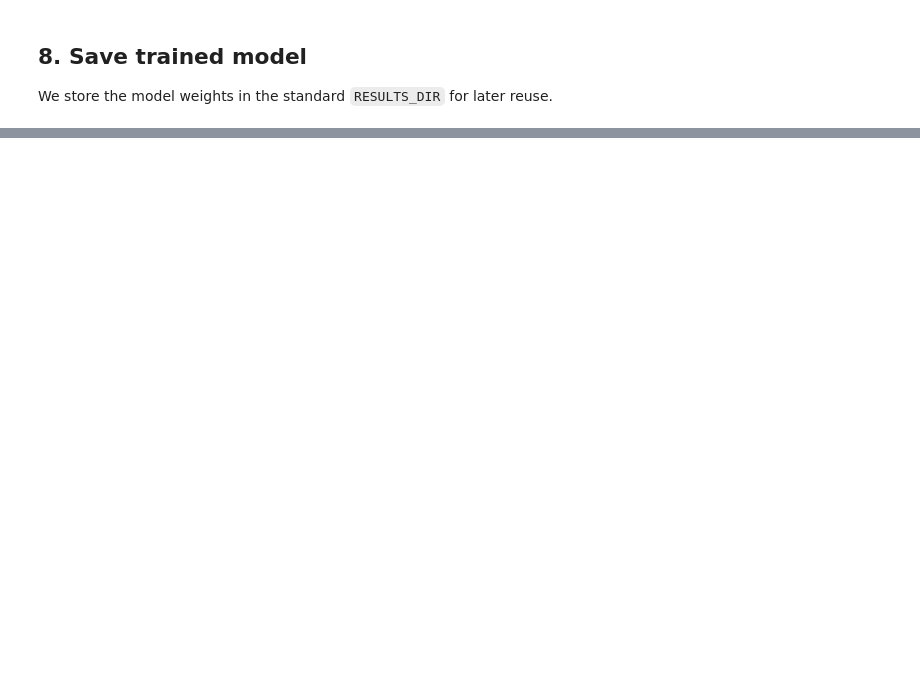
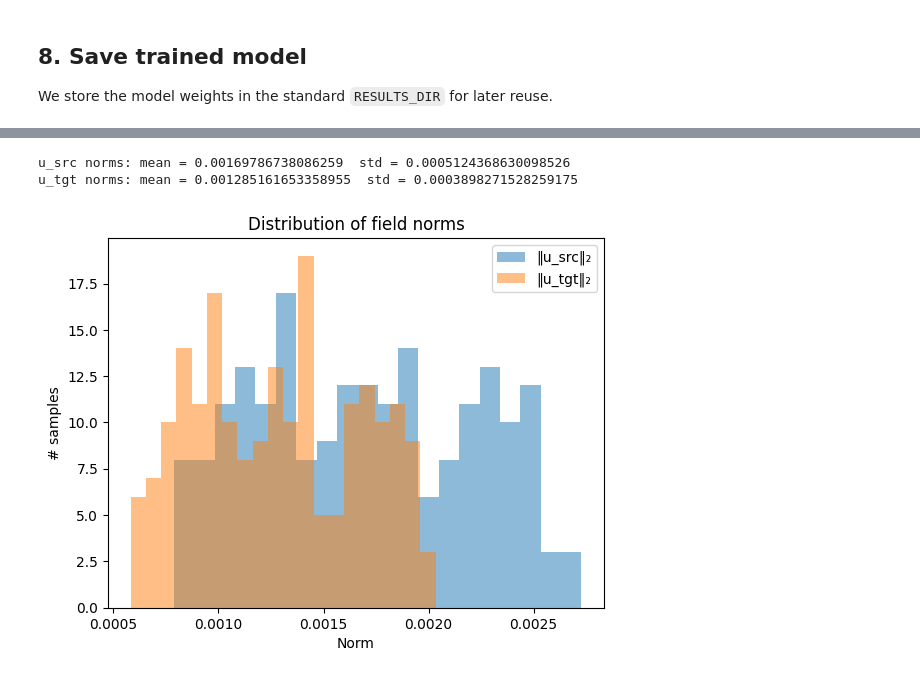
Before and after one commit to fkiewiet/FreqTransfer, a Jupyter notebook: notebooks/05_trainpml.ipynb, the cells around one changed output, grey strips where cells are left out. Saved outputs shown, nothing was run; the diff lists cells and outputs as text; code cells hidden in the pictures; blank space fills up the shorter version.

```diff
--- a/notebooks/05_trainpml.ipynb
+++ b/notebooks/05_trainpml.ipynb
@@ -294,0 +654,31 @@ print("Saved model weights to:", model_path)
+# %%
+import numpy as np
+import matplotlib.pyplot as plt
+
+def compute_norms(ds, max_samples=200):
+    n = min(len(ds), max_samples)
+    norms_src = np.zeros(n)
+    norms_tgt = np.zeros(n)
+    for i in range(n):
+        u_src, u_tgt = ds[i]
+        norms_src[i] = torch.linalg.vector_norm(u_src).item()
+        norms_tgt[i] = torch.linalg.vector_norm(u_tgt).item()
+    return norms_src, norms_tgt
+
+norms_src, norms_tgt = compute_norms(dataset, max_samples=200)
+
+print("u_src norms: mean =", norms_src.mean(), " std =", norms_src.std())
+print("u_tgt norms: mean =", norms_tgt.mean(), " std =", norms_tgt.std())
+
+plt.figure()
+plt.hist(norms_src, bins=20, alpha=0.5, label="‖u_src‖₂")
+plt.hist(norms_tgt, bins=20, alpha=0.5, label="‖u_tgt‖₂")
+plt.xlabel("Norm")
+plt.ylabel("# samples")
+plt.legend()
+plt.title("Distribution of field norms")
+plt.show()
+# %% [output]
+u_src norms: mean = 0.00169786738086259  std = 0.0005124368630098526
+u_tgt norms: mean = 0.001285161653358955  std = 0.0003898271528259175
+[figure, added]
```
Also changed, not shown: parts of 20 cells of this notebook, 5 other files.
